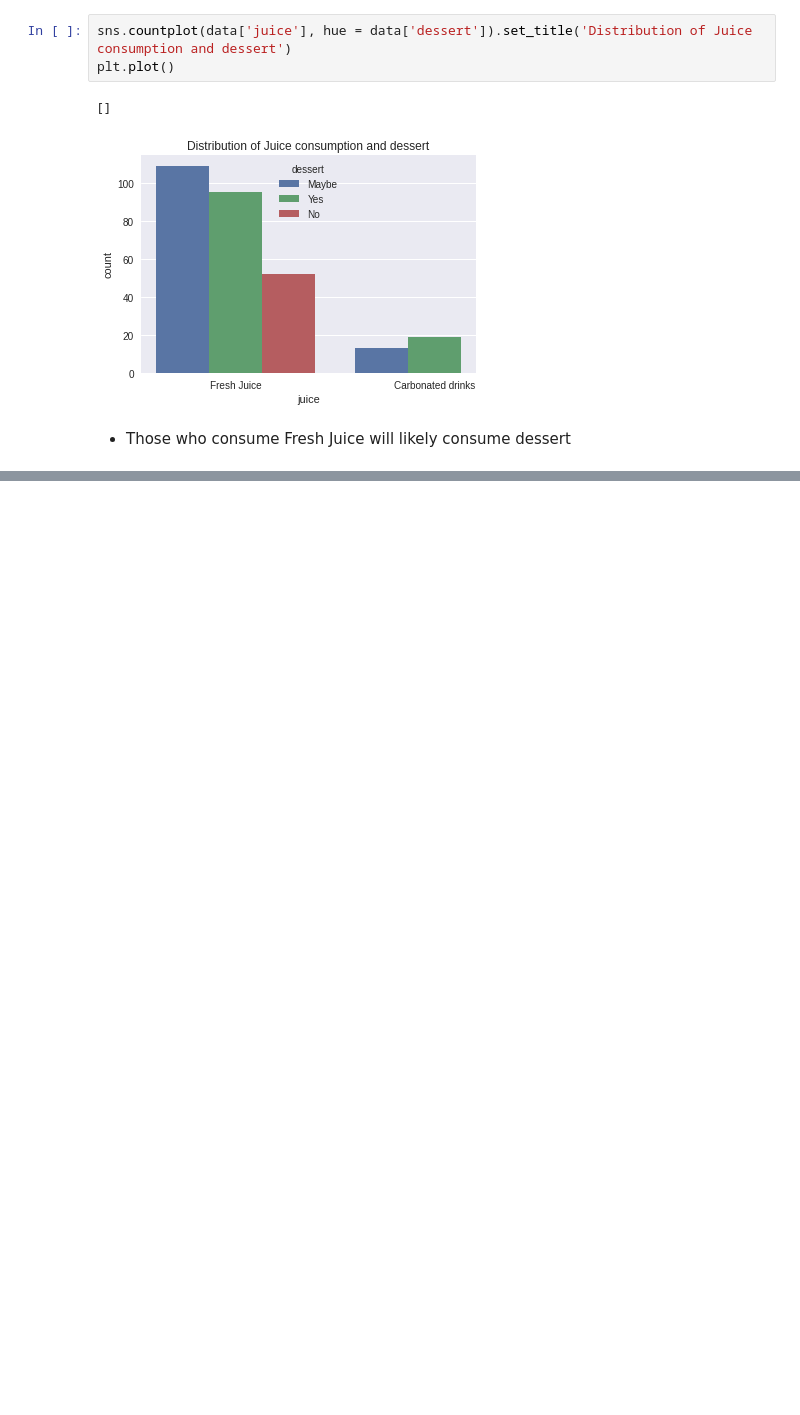
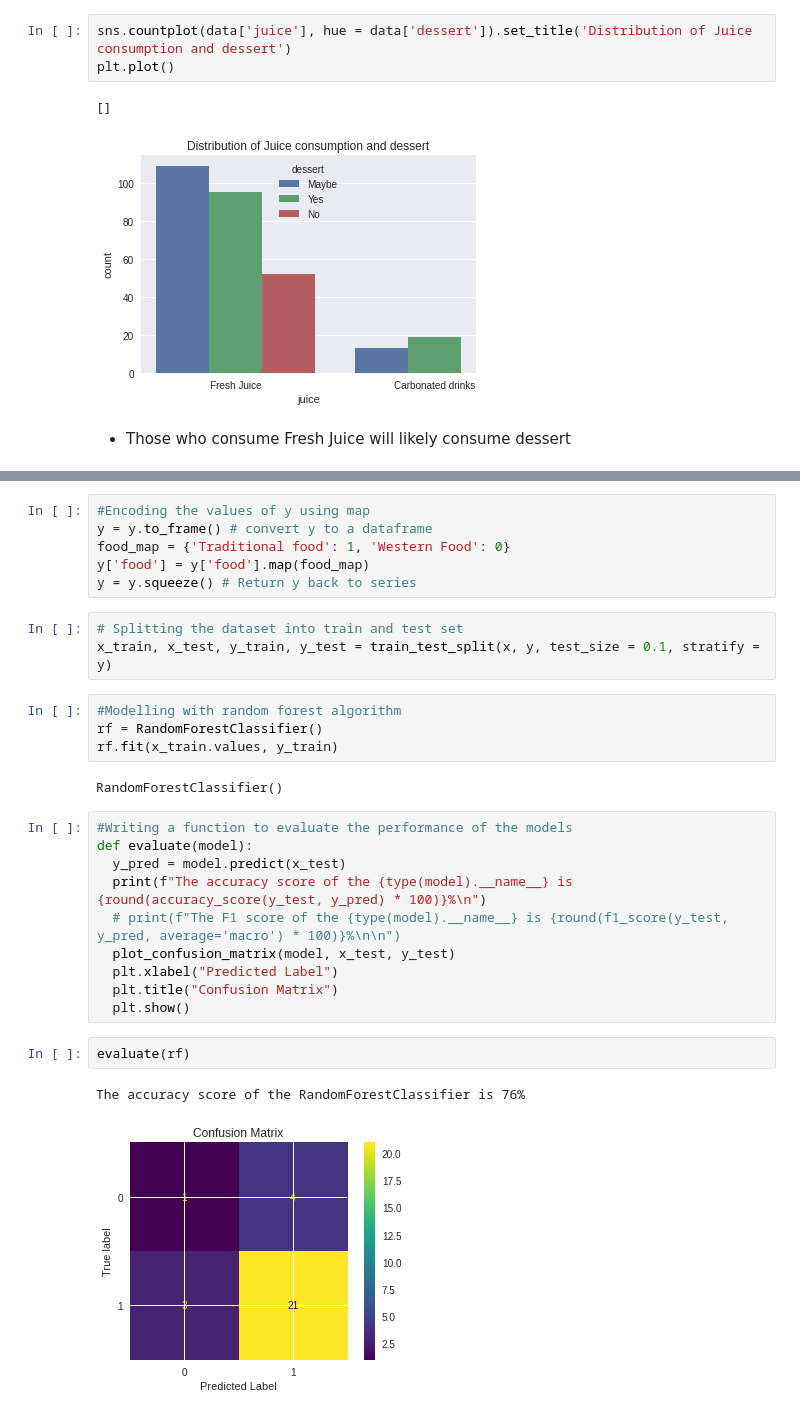
Before and after one commit to drizedunn/Food-Preference, a Jupyter notebook: food_preference.ipynb, the cells around one changed output, grey strips where cells are left out. Saved outputs shown, nothing was run; the diff lists cells and outputs as text; blank space fills up the shorter version.

```diff
--- a/food_preference.ipynb
+++ b/food_preference.ipynb
@@ -167,0 +289,30 @@ plt.show()
+# %%
+#Encoding the values of y using map
+y = y.to_frame() # convert y to a dataframe
+food_map = {'Traditional food': 1, 'Western Food': 0}
+y['food'] = y['food'].map(food_map)
+y = y.squeeze() # Return y back to series
+# %%
+# Splitting the dataset into train and test set
+x_train, x_test, y_train, y_test = train_test_split(x, y, test_size = 0.1, stratify = y)
+# %%
+#Modelling with random forest algorithm
+rf = RandomForestClassifier()
+rf.fit(x_train.values, y_train)
+# %% [output]
+RandomForestClassifier()
+# %%
+#Writing a function to evaluate the performance of the models
+def evaluate(model):
+  y_pred = model.predict(x_test)
+  print(f"The accuracy score of the {type(model).__name__} is {round(accuracy_score(y_test, y_pred) * 100)}%\n")
+  # print(f"The F1 score of the {type(model).__name__} is {round(f1_score(y_test, y_pred, average='macro') * 100)}%\n\n")
+  plot_confusion_matrix(model, x_test, y_test)
+  plt.xlabel("Predicted Label")
+  plt.title("Confusion Matrix")
+  plt.show()
+# %%
+evaluate(rf)
+# %% [output]
+The accuracy score of the RandomForestClassifier is 76%
+[figure, added]
```
Also changed, not shown: parts of 28 cells of this notebook.
